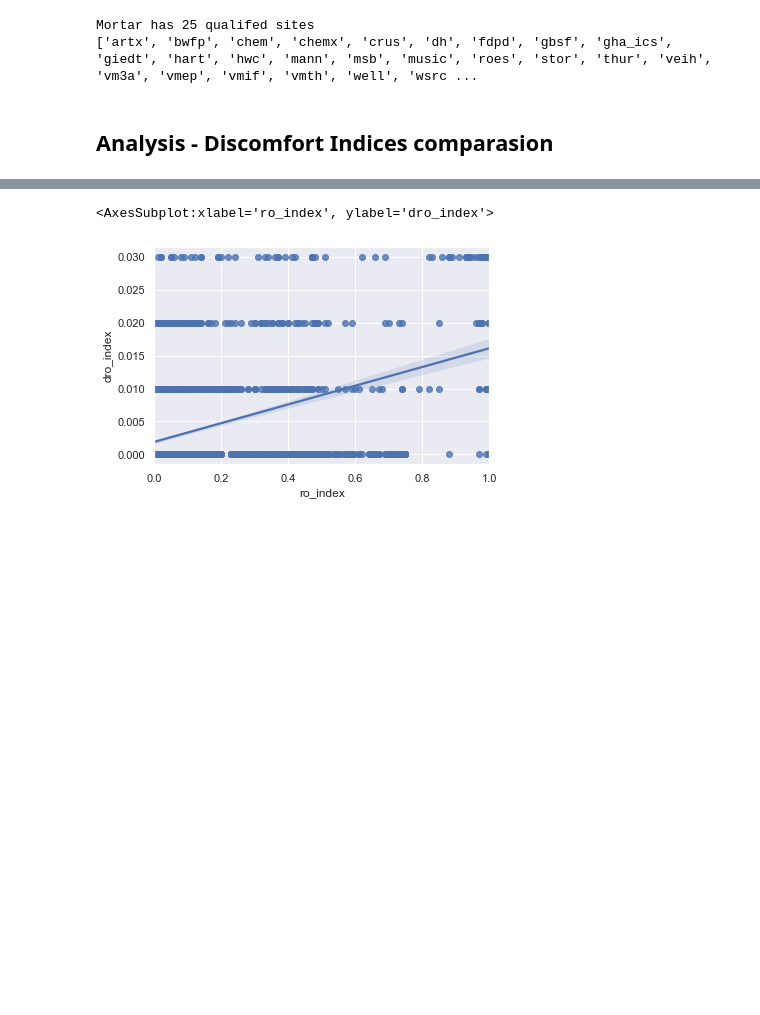
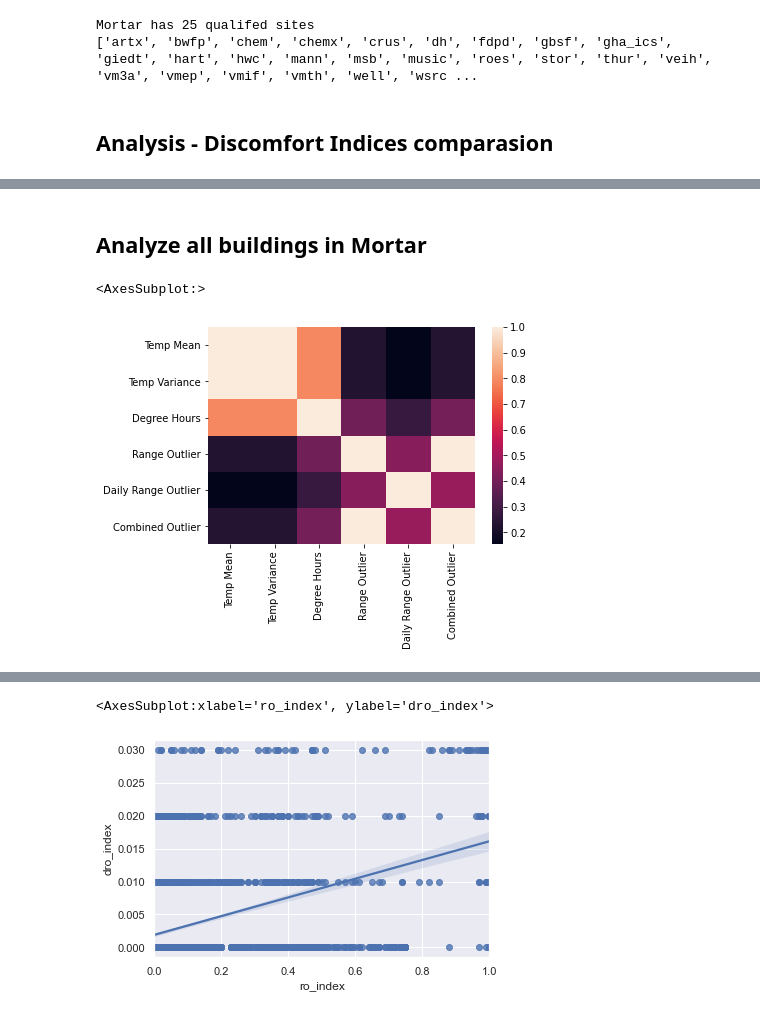
Before and after one commit to ruijis/mortardata_comfort_evaluation, a Jupyter notebook: ASHRAE_2022.ipynb, the cells around one changed output, grey strips where cells are left out. Cells and saved outputs as stored; diff of their text form; code cells hidden in the pictures; blank space fills up the shorter version.

```diff
--- a/ASHRAE_2022.ipynb
+++ b/ASHRAE_2022.ipynb
@@ -58,0 +110,3 @@ metadata_all = client.sparql(query, sites=qualify_resp.sites)
+# %%
+meta_bldg = client.sparql(query, sites=['thur'])
+meta_bldg
@@ -58,0 +170,30 @@ metadata_all = client.sparql(query, sites=qualify_resp.sites)
+# %% [markdown]
+## Analyze all buildings in Mortar
+# %%
+# get the brick metadata of the query sensors across all sites, except 'vmif'
+meta_all = client.sparql(query, sites=qualify_resp.sites)
+cor = []
+for idxi, row in meta_all.iterrows():
+    cor_row = {}
+    md = row.sensor
+    # calculate indices
+    i_mean = temp_var(md, sd, ed, sh, eh)
+    i_var = temp_var(md, sd, ed, sh, eh)
+    i_dh = degree_hours(md, sd, ed, sh, eh, sl, su, wl, wu)
+    i_ro = range_outlier(md, sd, ed, sh, eh, sl, su, wl, wu)
+    i_dro = daily_range_outlier(md, sd, ed, sh, eh, th)
+    i_c = combined_outlier(i_ro, i_dro)
+    # assign each index values to a column in the dictionary
+    cor_row['Temp Mean'] = i_mean
+    cor_row['Temp Variance'] = i_var
+    cor_row['Degree Hours'] = i_dh
+    cor_row['Range Outlier'] = i_ro
+    cor_row['Daily Range Outlier'] = i_dro
+    cor_row['Combined Outlier'] = i_c
+    cor += [cor_row]
+#
+cor_df = pd.DataFrame(cor)
+sns.heatmap(cor_df.corr())
+# %% [output]
+<AxesSubplot:>
+[figure, added]
```
Also changed, not shown: parts of 13 cells of this notebook, 10 other files.
